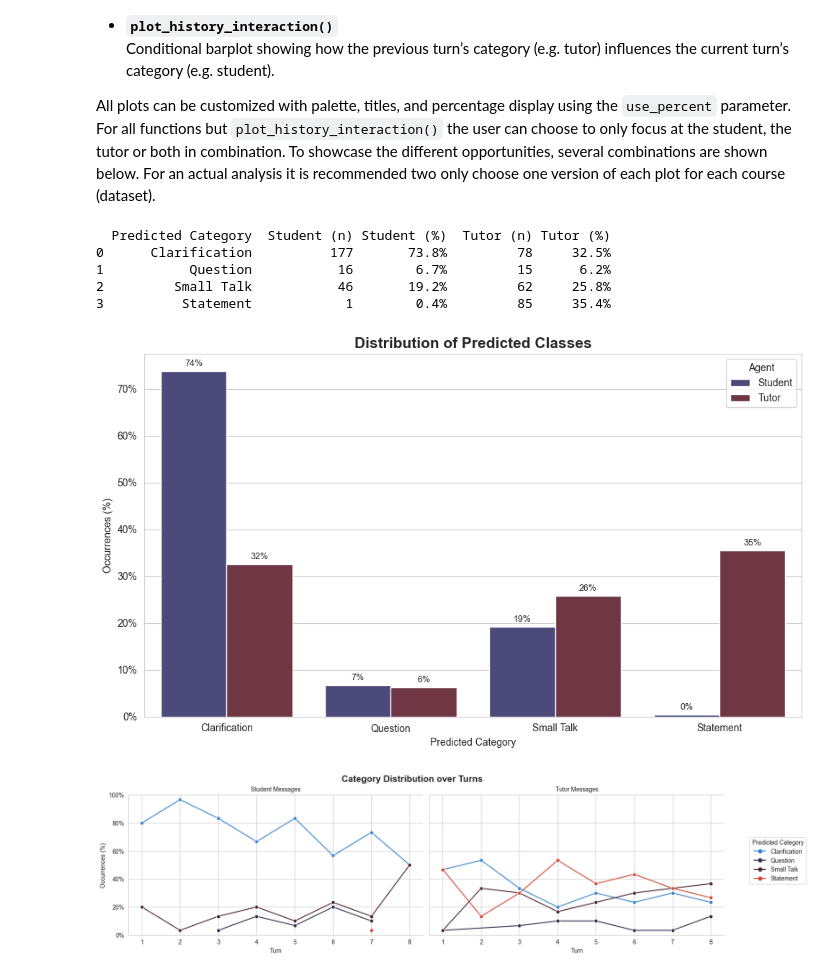
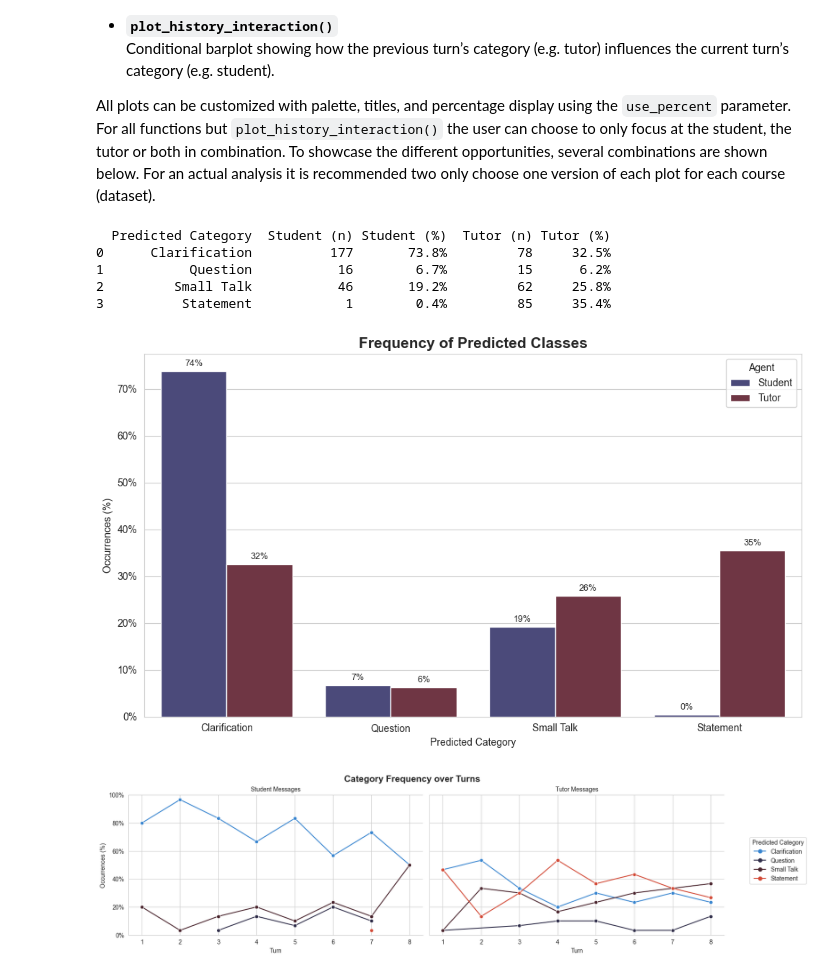
Before and after one commit to laurawpaaby/EduChatEval, a Jupyter notebook: testing_mypython_package.ipynb, the cells around one changed output. Cells and saved outputs as stored; diff of their text form; code cells hidden in the pictures.

```diff
--- a/testing_mypython_package.ipynb
+++ b/testing_mypython_package.ipynb
@@ -486,28 +486,28 @@ viz = Visualizer()
 # %%
 # Summary table
 summary = viz.create_summary_table(
     df=annotated_df,
     student_col="predicted_labels_student_msg",
     tutor_col="predicted_labels_tutor_msg"
 )
 
 print(summary)
 
 # Simple bar plot visualising the table
 viz.plot_category_bars(
     df=annotated_df,
     student_col="predicted_labels_student_msg",
     tutor_col="predicted_labels_tutor_msg",
     use_percent=True,
-    title="Distribution of Predicted Classes"
+    title="Frequency of Predicted Classes"
 )
 # %% [output]
   Predicted Category  Student (n) Student (%)  Tutor (n) Tutor (%)
 0      Clarification          177       73.8%         78     32.5%
 1           Question           16        6.7%         15      6.2%
 2         Small Talk           46       19.2%         62     25.8%
 3          Statement            1        0.4%         85     35.4%
-[figure, old version]
+[figure, new version]
 # %%
 # Plot category distribution over turns
 viz.plot_turn_trends(
```
Also changed, not shown: parts of 1 cell of this notebook, 12 other files.
